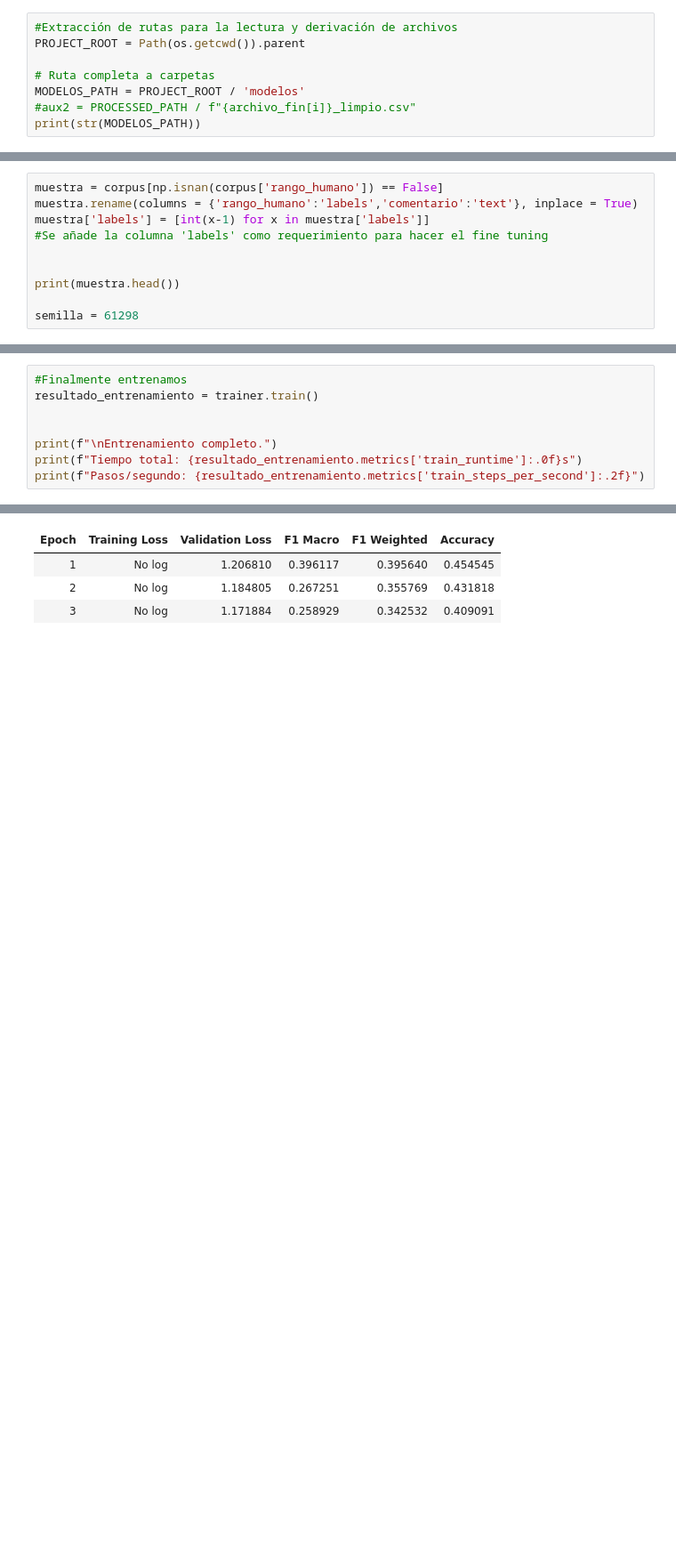
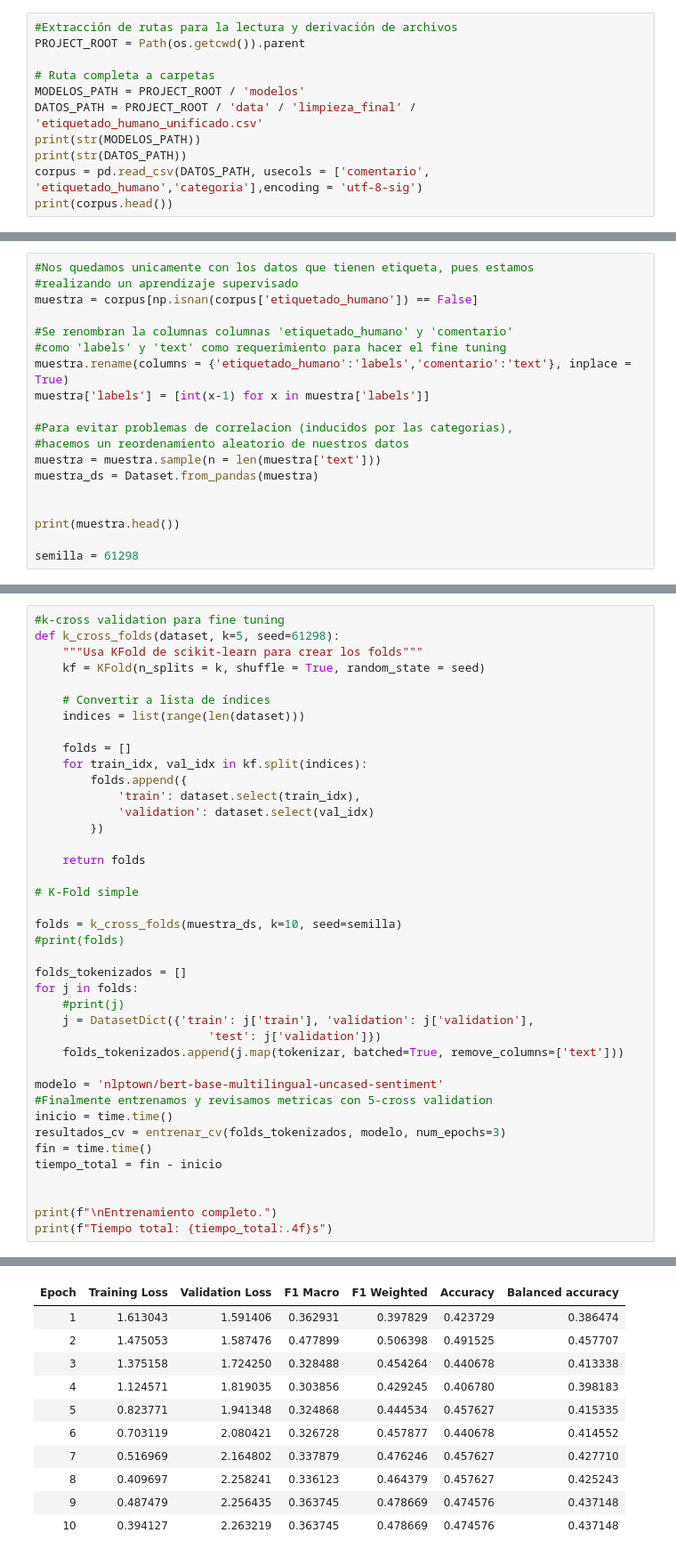
Before and after one commit to NicteSalas/LLM_PROJECT_1, a Jupyter notebook: notebooks_proyecto/FineTuning.ipynb, the cells around one changed output, grey strips where cells are left out. Shown at 89% size. Cells and saved outputs as stored; diff of their text form; blank space fills up the shorter version.

```diff
--- a/notebooks_proyecto/FineTuning.ipynb
+++ b/notebooks_proyecto/FineTuning.ipynb
@@ -34,7 +33,10 @@ PROJECT_ROOT = Path(os.getcwd()).parent
 
 # Ruta completa a carpetas
 MODELOS_PATH = PROJECT_ROOT / 'modelos'
-#aux2 = PROCESSED_PATH / f"{archivo_fin[i]}_limpio.csv"
+DATOS_PATH = PROJECT_ROOT / 'data' / 'limpieza_final' / 'etiquetado_humano_unificado.csv'
 print(str(MODELOS_PATH))
+print(str(DATOS_PATH))
+corpus = pd.read_csv(DATOS_PATH, usecols = ['comentario', 'etiquetado_humano','categoria'],encoding = 'utf-8-sig')
+print(corpus.head())
 # %% [output]
 C:\Users\inqui\OneDrive\Desktop\Clases\26-2\LLM_PROJECT_1\modelos
@@ -41,8 +57,17 @@ C:\Users\inqui\OneDrive\Desktop\Clases\26-2\LLM_PROJECT_1\modelos
 # %%
-muestra = corpus[np.isnan(corpus['rango_humano']) == False]
-muestra.rename(columns = {'rango_humano':'labels','comentario':'text'}, inplace = True)
+#Nos quedamos unicamente con los datos que tienen etiqueta, pues estamos
+#realizando un aprendizaje supervisado
+muestra = corpus[np.isnan(corpus['etiquetado_humano']) == False]
+
+#Se renombran la columnas columnas 'etiquetado_humano' y 'comentario'
+#como 'labels' y 'text' como requerimiento para hacer el fine tuning
+muestra.rename(columns = {'etiquetado_humano':'labels','comentario':'text'}, inplace = True)
 muestra['labels'] = [int(x-1) for x in muestra['labels']]
-#Se añade la columna 'labels' como requerimiento para hacer el fine tuning
+
+#Para evitar problemas de correlacion (inducidos por las categorias),
+#hacemos un reordenamiento aleatorio de nuestros datos
+muestra = muestra.sample(n = len(muestra['text']))
+muestra_ds = Dataset.from_pandas(muestra)
 
 
 print(muestra.head())
@@ -264,9 +348,41 @@ trainer = Trainer(
 # %%
-#Finalmente entrenamos
-resultado_entrenamiento = trainer.train()
+#k-cross validation para fine tuning
+def k_cross_folds(dataset, k=5, seed=61298):
+    """Usa KFold de scikit-learn para crear los folds"""
+    kf = KFold(n_splits = k, shuffle = True, random_state = seed)
+
+    # Convertir a lista de índices
+    indices = list(range(len(dataset)))
+
+    folds = []
+    for train_idx, val_idx in kf.split(indices):
+        folds.append({
+            'train': dataset.select(train_idx),
+            'validation': dataset.select(val_idx)
+        })
+
+    return folds
+
+# K-Fold simple
+
+folds = k_cross_folds(muestra_ds, k=10, seed=semilla)
+#print(folds)
+
+folds_tokenizados = []
+for j in folds:
+    #print(j)
+    j = DatasetDict({'train': j['train'], 'validation': j['validation'],
+                         'test': j['validation']})
+    folds_tokenizados.append(j.map(tokenizar, batched=True, remove_columns=['text']))
+
+modelo = 'nlptown/bert-base-multilingual-uncased-sentiment'
+#Finalmente entrenamos y revisamos metricas con 5-cross validation
+inicio = time.time()
+resultados_cv = entrenar_cv(folds_tokenizados, modelo, num_epochs=3)
+fin = time.time()
+tiempo_total = fin - inicio
 
 
 print(f"\nEntrenamiento completo.")
-print(f"Tiempo total: {resultado_entrenamiento.metrics['train_runtime']:.0f}s")
-print(f"Pasos/segundo: {resultado_entrenamiento.metrics['train_steps_per_second']:.2f}")
+print(f"Tiempo total: {tiempo_total:.4f}s")
 # %% [output]
@@ -274,4 +393,11 @@ print(f"Pasos/segundo: {resultado_entrenamiento.metrics['train_steps_per_second'
-| Epoch | Training Loss | Validation Loss | F1 Macro | F1 Weighted | Accuracy |
-| 1 | No log | 1.206810 | 0.396117 | 0.395640 | 0.454545 |
-| 2 | No log | 1.184805 | 0.267251 | 0.355769 | 0.431818 |
-| 3 | No log | 1.171884 | 0.258929 | 0.342532 | 0.409091 |
+| Epoch | Training Loss | Validation Loss | F1 Macro | F1 Weighted | Accuracy | Balanced accuracy |
+| 1 | 1.613043 | 1.591406 | 0.362931 | 0.397829 | 0.423729 | 0.386474 |
+| 2 | 1.475053 | 1.587476 | 0.477899 | 0.506398 | 0.491525 | 0.457707 |
+| 3 | 1.375158 | 1.724250 | 0.328488 | 0.454264 | 0.440678 | 0.413338 |
+| 4 | 1.124571 | 1.819035 | 0.303856 | 0.429245 | 0.406780 | 0.398183 |
+| 5 | 0.823771 | 1.941348 | 0.324868 | 0.444534 | 0.457627 | 0.415335 |
+| 6 | 0.703119 | 2.080421 | 0.326728 | 0.457877 | 0.440678 | 0.414552 |
+| 7 | 0.516969 | 2.164802 | 0.337879 | 0.476246 | 0.457627 | 0.427710 |
+| 8 | 0.409697 | 2.258241 | 0.336123 | 0.464379 | 0.457627 | 0.425243 |
+| 9 | 0.487479 | 2.256435 | 0.363745 | 0.478669 | 0.474576 | 0.437148 |
+| 10 | 0.394127 | 2.263219 | 0.363745 | 0.478669 | 0.474576 | 0.437148 |
```
Also changed, not shown: parts of 12 cells of this notebook.
